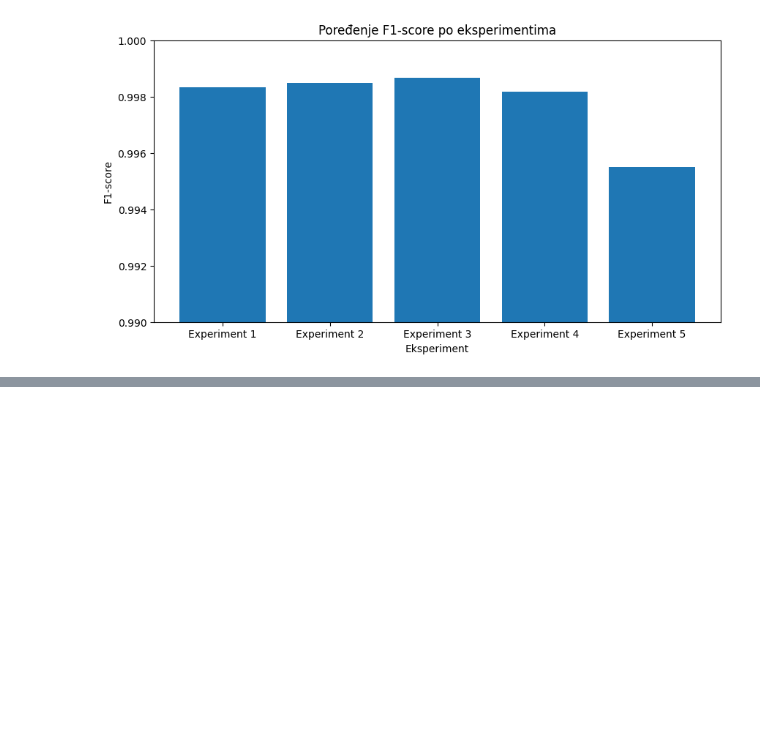
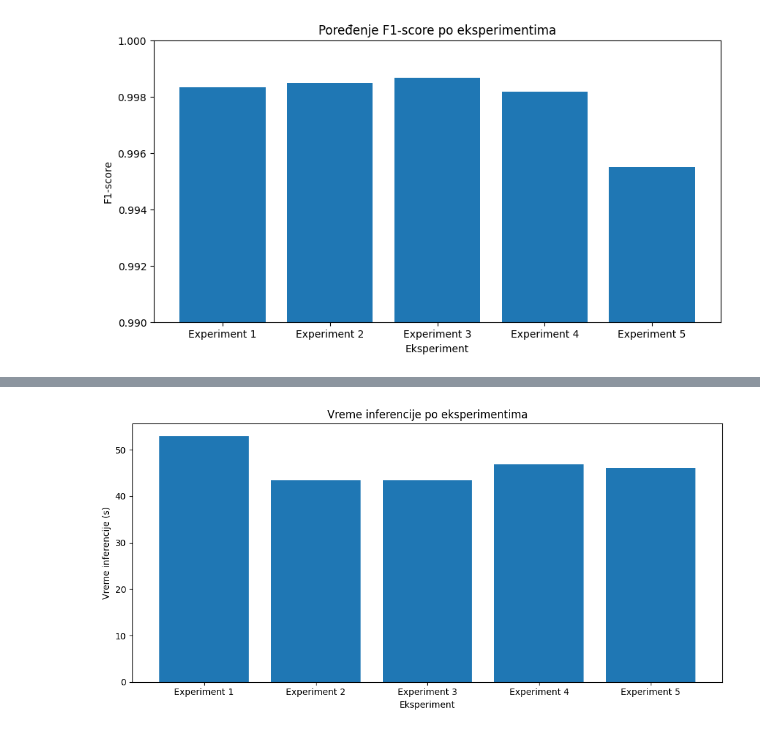
Before and after one commit to minadjordjevic/Language-Classification, a Jupyter notebook: language_classification.ipynb, the cells around one changed output, grey strips where cells are left out. Saved outputs shown, nothing was run; the diff lists cells and outputs as text; code cells hidden in the pictures; blank space fills up the shorter version.

Commit message:
Inference time

```diff
--- a/language_classification.ipynb
+++ b/language_classification.ipynb
@@ -2224,0 +2241,16 @@ plt.show()
+# %%
+plt.figure(figsize=(10, 5))
+
+plt.bar(
+    results_table["Experiment"],
+    results_table["Inference Time (s)"]
+)
+
+plt.title("Vreme inferencije po eksperimentima")
+plt.xlabel("Eksperiment")
+plt.ylabel("Vreme inferencije (s)")
+
+plt.tight_layout()
+plt.show()
+# %% [output]
+[figure, added]
```
Also changed, not shown: parts of 1 cell of this notebook.
